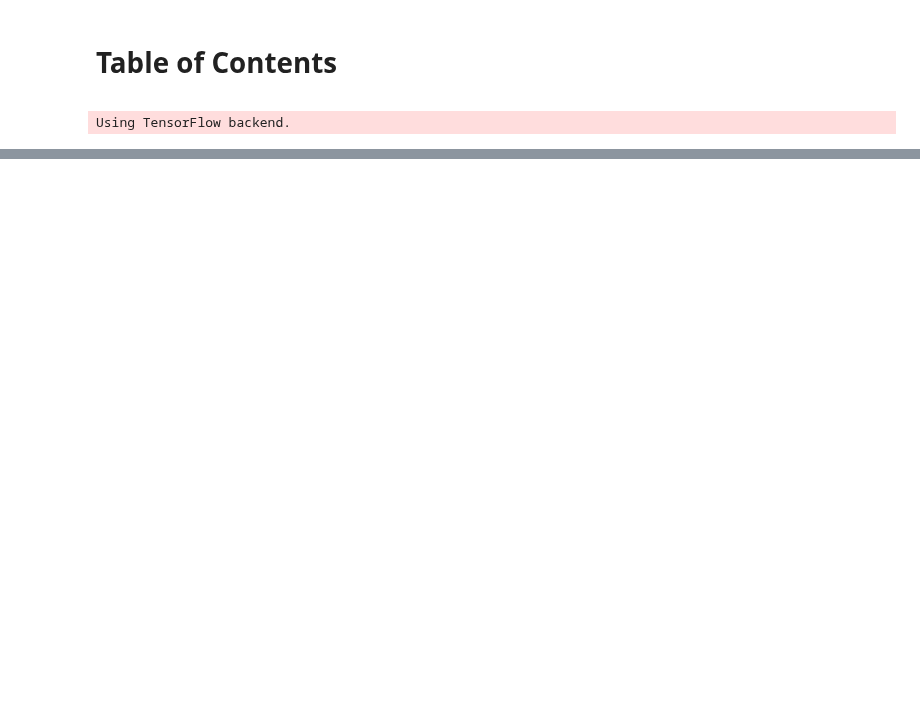
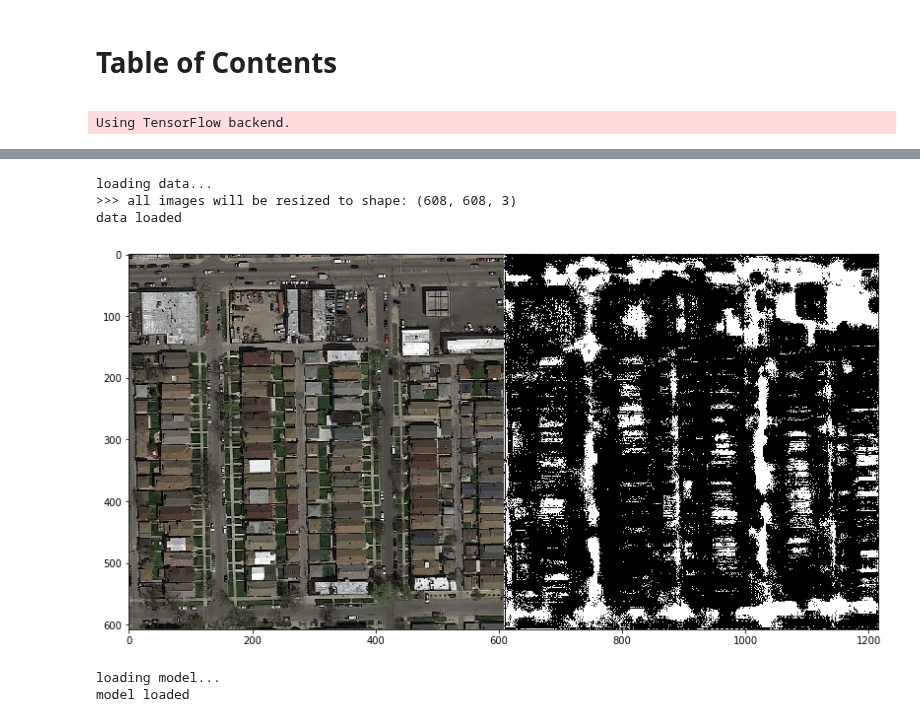
Before and after one commit to gregunz/MachineLearning2017, a Jupyter notebook: project02/src/gregunz_exploration/pipeline_gregunz.ipynb, the cells around one changed output, grey strips where cells are left out. Cells and saved outputs as stored; diff of their text form; code cells hidden in the pictures; blank space fills up the shorter version.

Commit message:
unet upgraded

```diff
--- a/project02/src/gregunz_exploration/pipeline_gregunz.ipynb
+++ b/project02/src/gregunz_exploration/pipeline_gregunz.ipynb
@@ -58,8 +24,0 @@ pred.shape
-# %%
-def show(img):
-    plt.figure(figsize=(15,7))
-    plt.imshow(img, cmap='gray')
-    plt.show()
-
-def concatenate_images(img, gt):
-    return np.concatenate((img, gt), axis=1)
@@ -196,0 +25,4 @@ TabError: inconsistent use of tabs and spaces in indentation (model.py, line 9)
+# %%
+unet = UNet(n_channels=3)
+# %%
+model, pred = unet.train(data_dir="../../data/", deepness=2, sample_size=20, batch_size=4, epochs=10, kernel_size=3)
@@ -196,0 +47,16 @@ TabError: inconsistent use of tabs and spaces in indentation (model.py, line 9)
+# %%
+X_tr, Y, X_te = unet.load_data(sample_size=20)
+# %% [output]
+loading data...
+>>> all images will be resized to shape: (608, 608, 3)
+data loaded
+# %%
+show(X_te[0], (pred[0] > 0.25) * 255)
+# %% [output]
+[figure, added]
+# %%
+model = unet.get_model(deepness=2, kernel_size=3)
+model.load_weights("u_net.hdf5")
+# %% [output]
+loading model...
+model loaded
```
Also changed, not shown: parts of 42 cells of this notebook, 6 other files.
